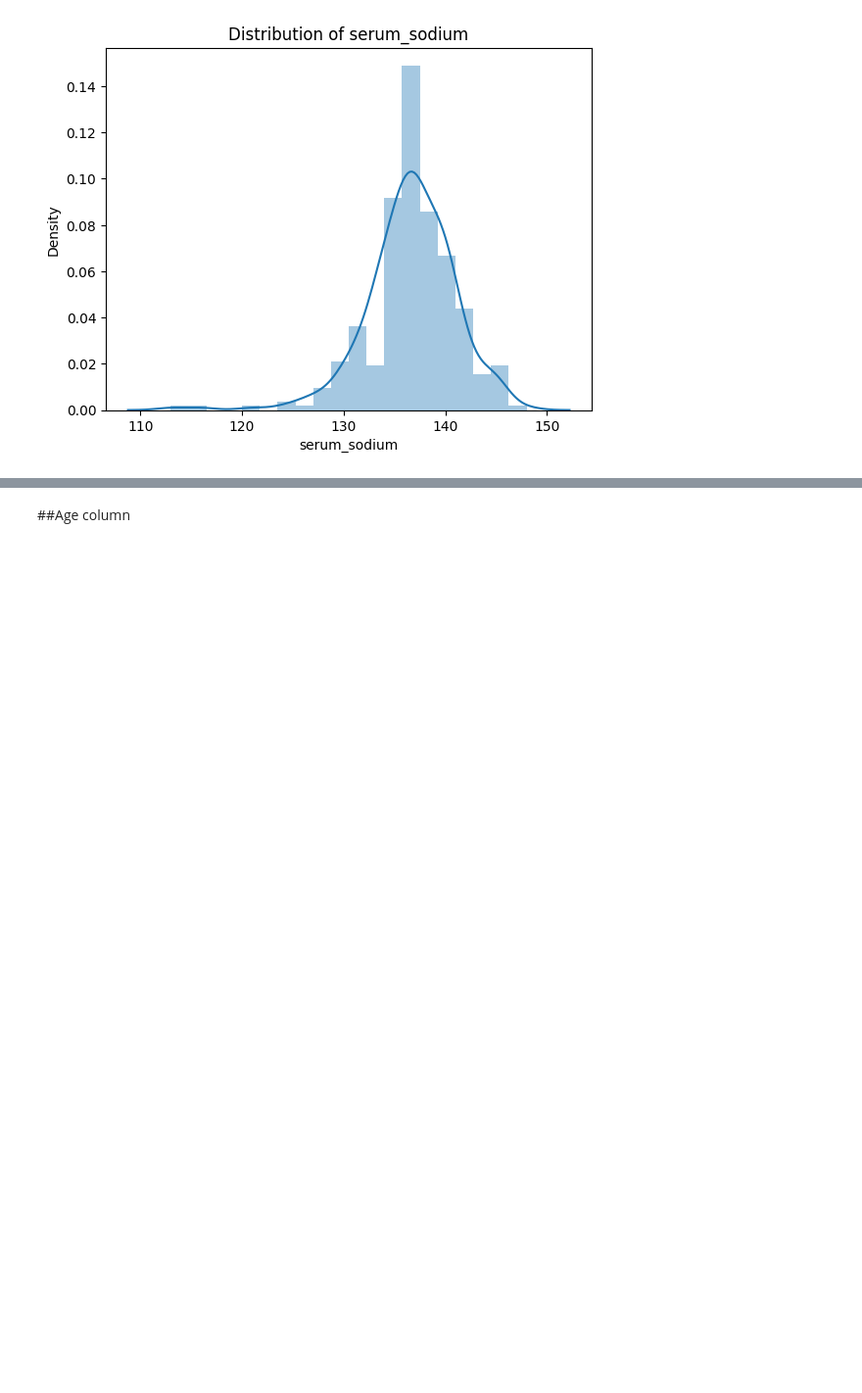
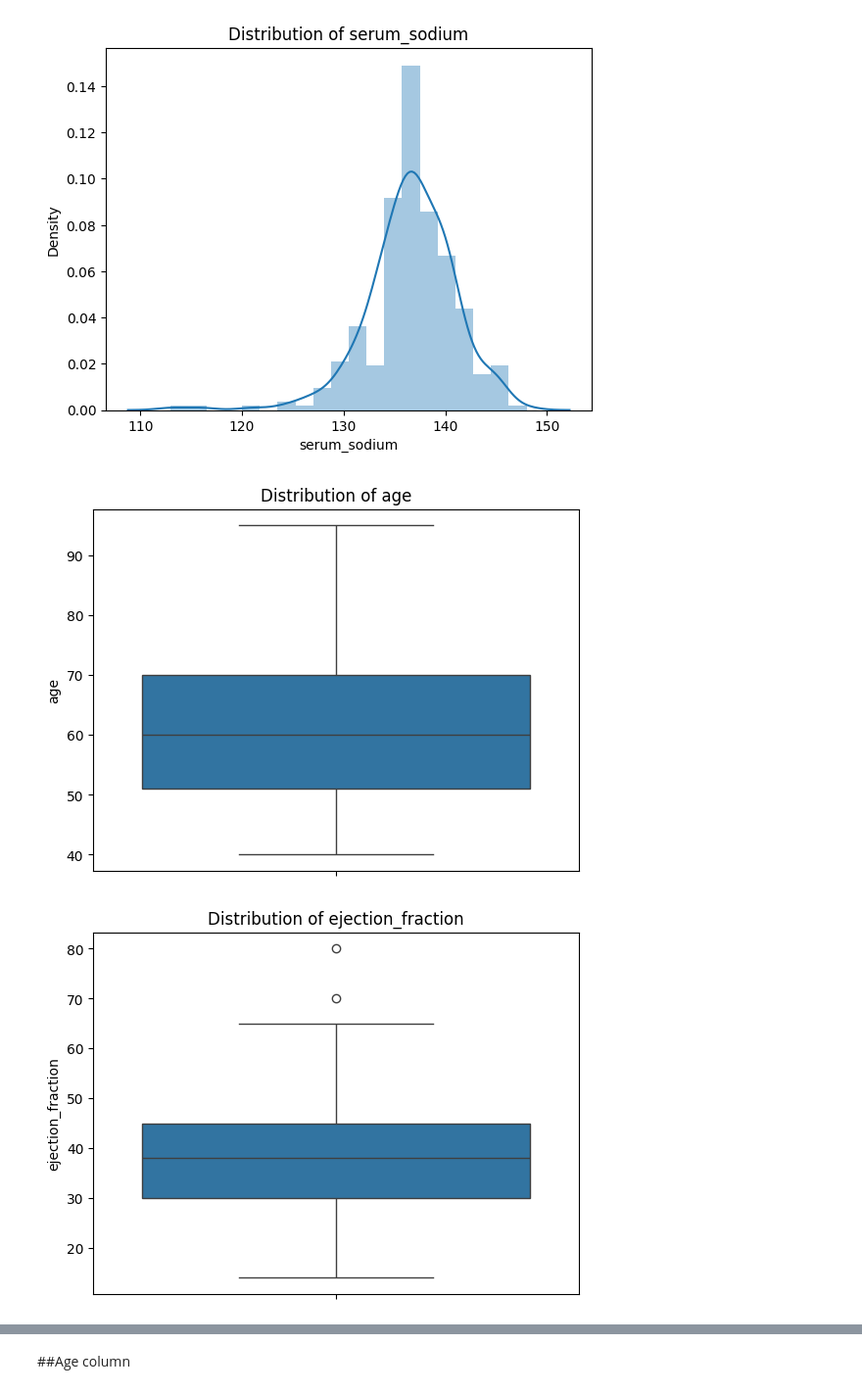
Before and after one commit to KPorus/machine-learning-and-python, a Jupyter notebook: Assignment_Classification_Model_Evaluation_.ipynb, the cells around one changed output, grey strips where cells are left out. Shown at 98% size. Saved outputs shown, nothing was run; the diff lists cells and outputs as text; code cells hidden in the pictures; blank space fills up the shorter version.

```diff
--- a/Assignment_Classification_Model_Evaluation_.ipynb
+++ b/Assignment_Classification_Model_Evaluation_.ipynb
@@ -171,3 +171,12 @@ https://gist.github.com/mwaskom/de44147ed2974457ad6372750bbe5751
 
   sns.distplot(df[col])
 [figure]
+# %%
+categorical_columns = ['age', 'ejection_fraction', 'serum_creatinine','serum_sodium']
+for col in categorical_columns:
+    sns.boxplot(df[col])
+    plt.title(f'Distribution of {col}')
+    plt.show()
+# %% [output]
+[figure, added]
+[figure, added]
```
Also changed, not shown: parts of 42 cells of this notebook.
